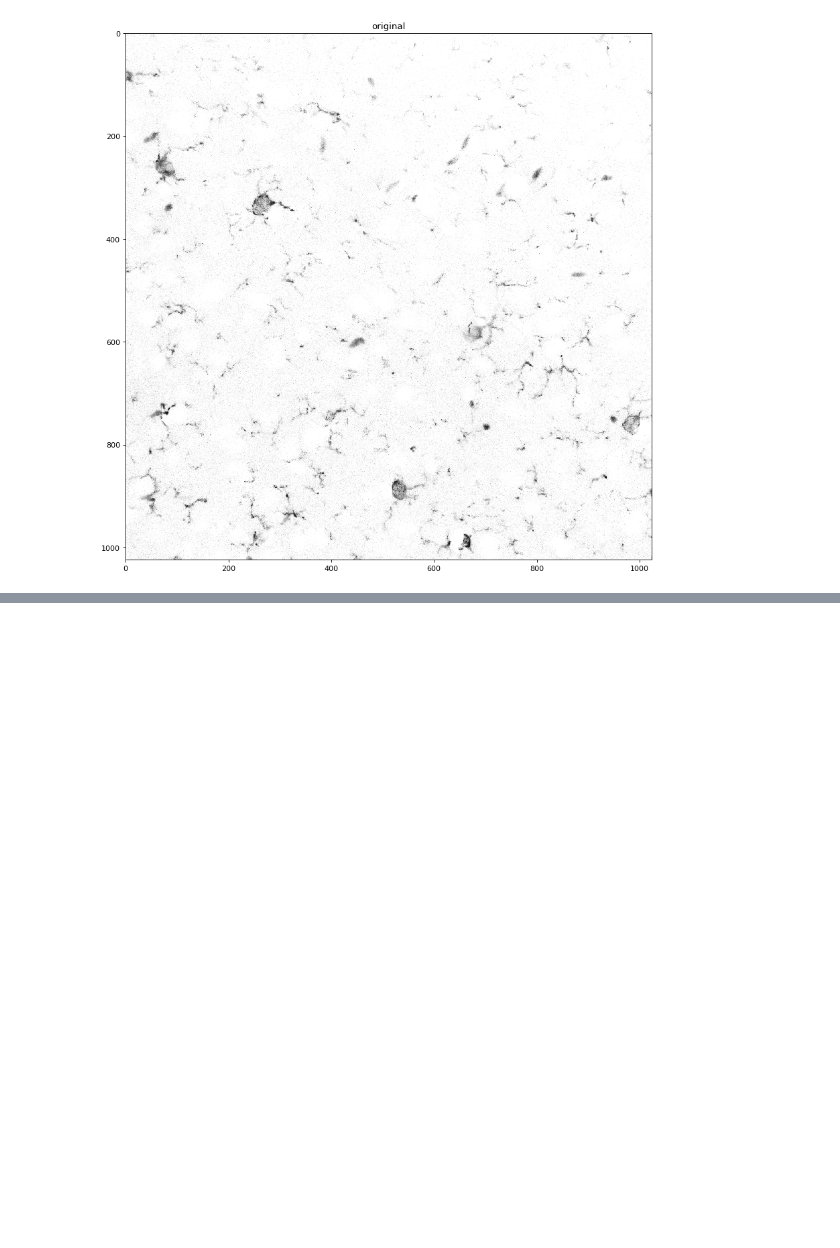
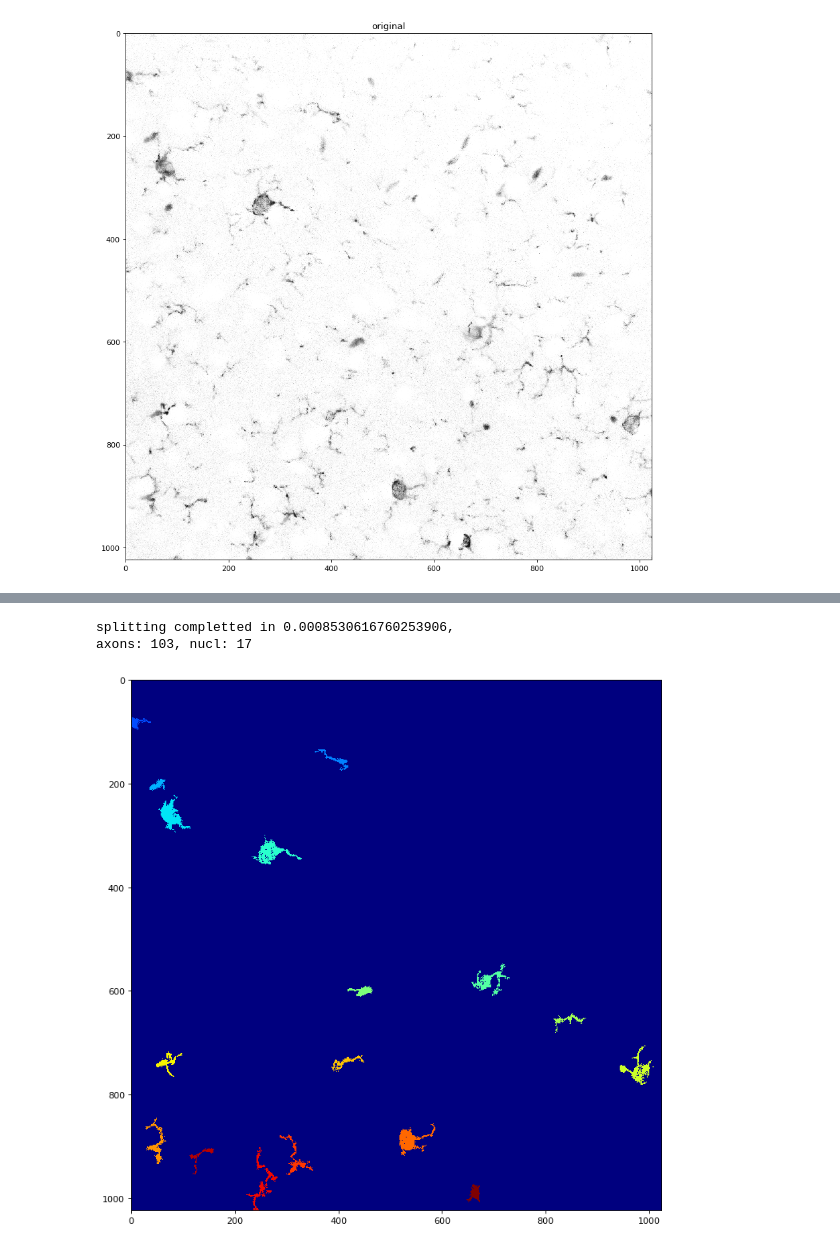
Before and after one commit to nkorobkov/microglia-or, a Jupyter notebook: notebooks/script1.ipynb, the cells around one changed output, grey strips where cells are left out. Saved outputs shown, nothing was run; the diff lists cells and outputs as text; code cells hidden in the pictures; blank space fills up the shorter version.

```diff
--- a/notebooks/script1.ipynb
+++ b/notebooks/script1.ipynb
@@ -173,0 +265,11 @@ container.draw_components()
+# %%
+#splitting nucleus and axons based on size
+
+MIN_NUCLEUS_SIZE = 290
+
+container.split_nucl_axon(MIN_NUCLEUS_SIZE)
+container.draw_nucl_and_axons()
+# %% [output]
+splitting completted in 0.0008530616760253906,
+axons: 103, nucl: 17
+[figure, added]
```
Also changed, not shown: parts of 12 cells of this notebook.
